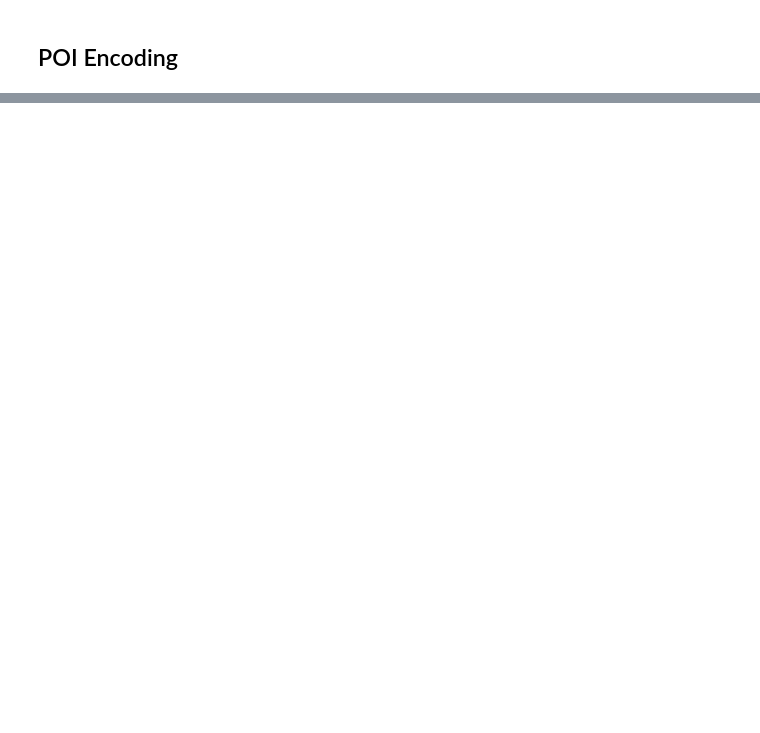
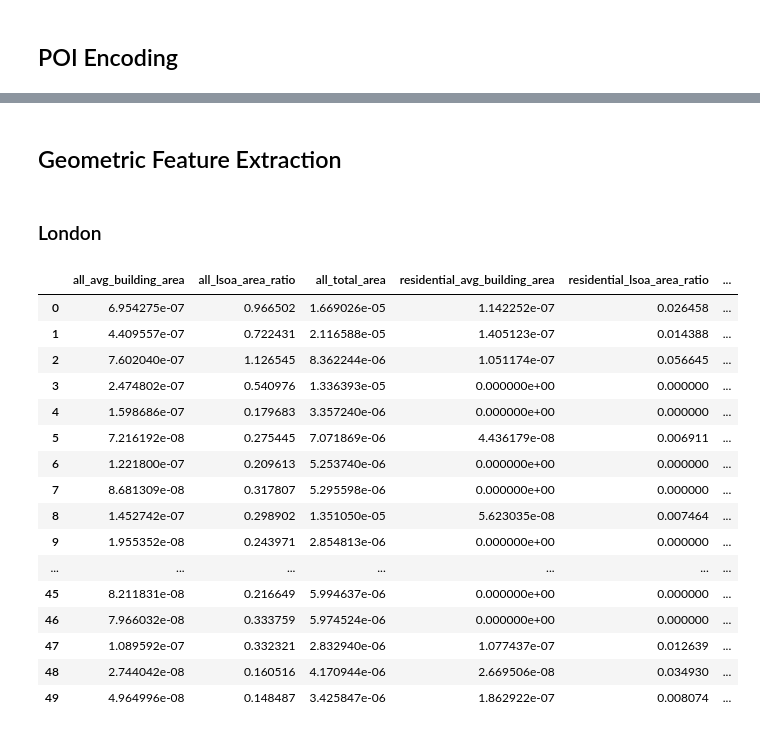
Before and after one commit to grolls23/EmploymentModellingDis, a Jupyter notebook: DataCleaning.ipynb, the cells around one changed output, grey strips where cells are left out. Saved outputs shown, nothing was run; the diff lists cells and outputs as text; code cells hidden in the pictures; blank space fills up the shorter version.

Commit message:
Finished master data cleaning

```diff
--- a/DataCleaning.ipynb
+++ b/DataCleaning.ipynb
@@ -720,0 +846,2 @@ empl_geog_bham.to_file("data/combined_data/empl_geog_bham.geojson", driver="GeoJ
+# %% [markdown]
+## Geometric Feature Extraction
@@ -720,0 +881,65 @@ empl_geog_bham.to_file("data/combined_data/empl_geog_bham.geojson", driver="GeoJ
+# %% [markdown]
+### London
+# %%
+# All Buildings
+all_buildings_geometry_features = empl_geog_london.apply(
+    lambda row: extract_multipolygon_features(row['building_poly'], row['geometry']),
+    axis=1
+).add_prefix('all_')
+
+# Residential
+residential_buildings_geometry_features = empl_geog_london.apply(
+    lambda row: extract_multipolygon_features(row['residential_building_poly'], row['geometry']),
+    axis=1
+).add_prefix('residential_')
+
+# Commercial
+commercial_buildings_geometry_features = empl_geog_london.apply(
+    lambda row: extract_multipolygon_features(row['commercial_building_poly'], row['geometry']),
+    axis=1
+).add_prefix('commercial_')
+
+# Office
+office_buildings_geometry_features = empl_geog_london.apply(
+    lambda row: extract_multipolygon_features(row['office_building_poly'], row['geometry']),
+    axis=1
+).add_prefix('office_')
+
+# Retail
+retail_buildings_geometry_features = empl_geog_london.apply(
+    lambda row: extract_multipolygon_features(row['retail_building_poly'], row['geometry']),
+    axis=1
+).add_prefix('retail_')
+
+# Combine all geometry features into one DataFrame
+all_geom_features_london = pd.concat([
+    all_buildings_geometry_features,
+    residential_buildings_geometry_features,
+    commercial_buildings_geometry_features,
+    office_buildings_geometry_features,
+    retail_buildings_geometry_features
+], axis=1, ignore_index=False)
+
+# Capture Column Names
+geo_features_london = all_geom_features_london.columns
+
+# Display the first 50 rows
+all_geom_features_london.head(50)
+# %% [output]
+|  | all_avg_building_area | all_lsoa_area_ratio | all_total_area | residential_avg_building_area | residential_lsoa_area_ratio | ... |
+| 0 | 6.954275e-07 | 0.966502 | 1.669026e-05 | 1.142252e-07 | 0.026458 | ... |
+| 1 | 4.409557e-07 | 0.722431 | 2.116588e-05 | 1.405123e-07 | 0.014388 | ... |
+| 2 | 7.602040e-07 | 1.126545 | 8.362244e-06 | 1.051174e-07 | 0.056645 | ... |
+| 3 | 2.474802e-07 | 0.540976 | 1.336393e-05 | 0.000000e+00 | 0.000000 | ... |
+| 4 | 1.598686e-07 | 0.179683 | 3.357240e-06 | 0.000000e+00 | 0.000000 | ... |
+| 5 | 7.216192e-08 | 0.275445 | 7.071869e-06 | 4.436179e-08 | 0.006911 | ... |
+| 6 | 1.221800e-07 | 0.209613 | 5.253740e-06 | 0.000000e+00 | 0.000000 | ... |
+| 7 | 8.681309e-08 | 0.317807 | 5.295598e-06 | 0.000000e+00 | 0.000000 | ... |
+| 8 | 1.452742e-07 | 0.298902 | 1.351050e-05 | 5.623035e-08 | 0.007464 | ... |
+| 9 | 1.955352e-08 | 0.243971 | 2.854813e-06 | 0.000000e+00 | 0.000000 | ... |
+| ... | ... | ... | ... | ... | ... | ... |
+| 45 | 8.211831e-08 | 0.216649 | 5.994637e-06 | 0.000000e+00 | 0.000000 | ... |
+| 46 | 7.966032e-08 | 0.333759 | 5.974524e-06 | 0.000000e+00 | 0.000000 | ... |
+| 47 | 1.089592e-07 | 0.332321 | 2.832940e-06 | 1.077437e-07 | 0.012639 | ... |
+| 48 | 2.744042e-08 | 0.160516 | 4.170944e-06 | 2.669506e-08 | 0.034930 | ... |
+| 49 | 4.964996e-08 | 0.148487 | 3.425847e-06 | 1.862922e-07 | 0.008074 | ... |
```
Also changed, not shown: parts of 27 cells of this notebook, 1 other file.
